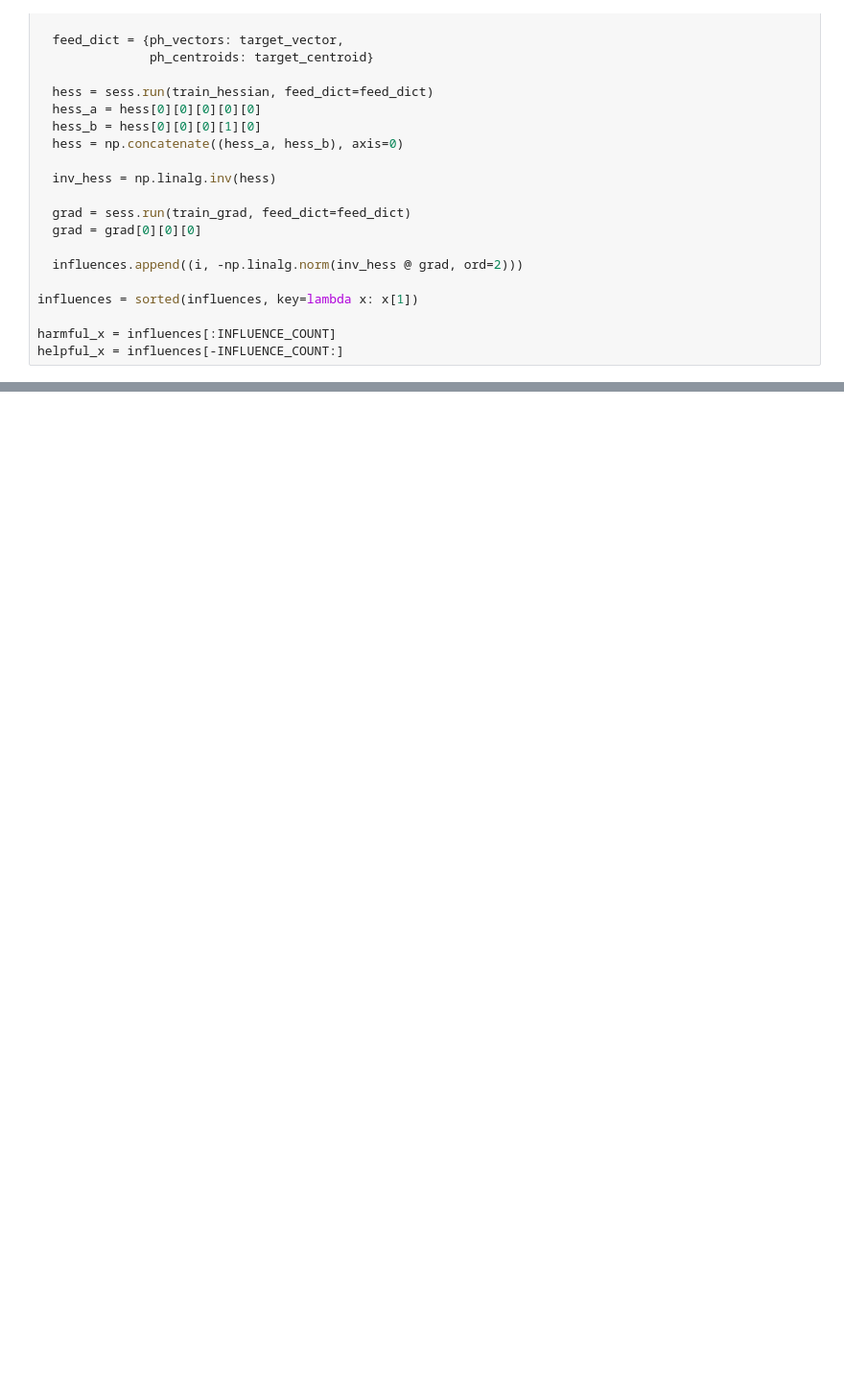
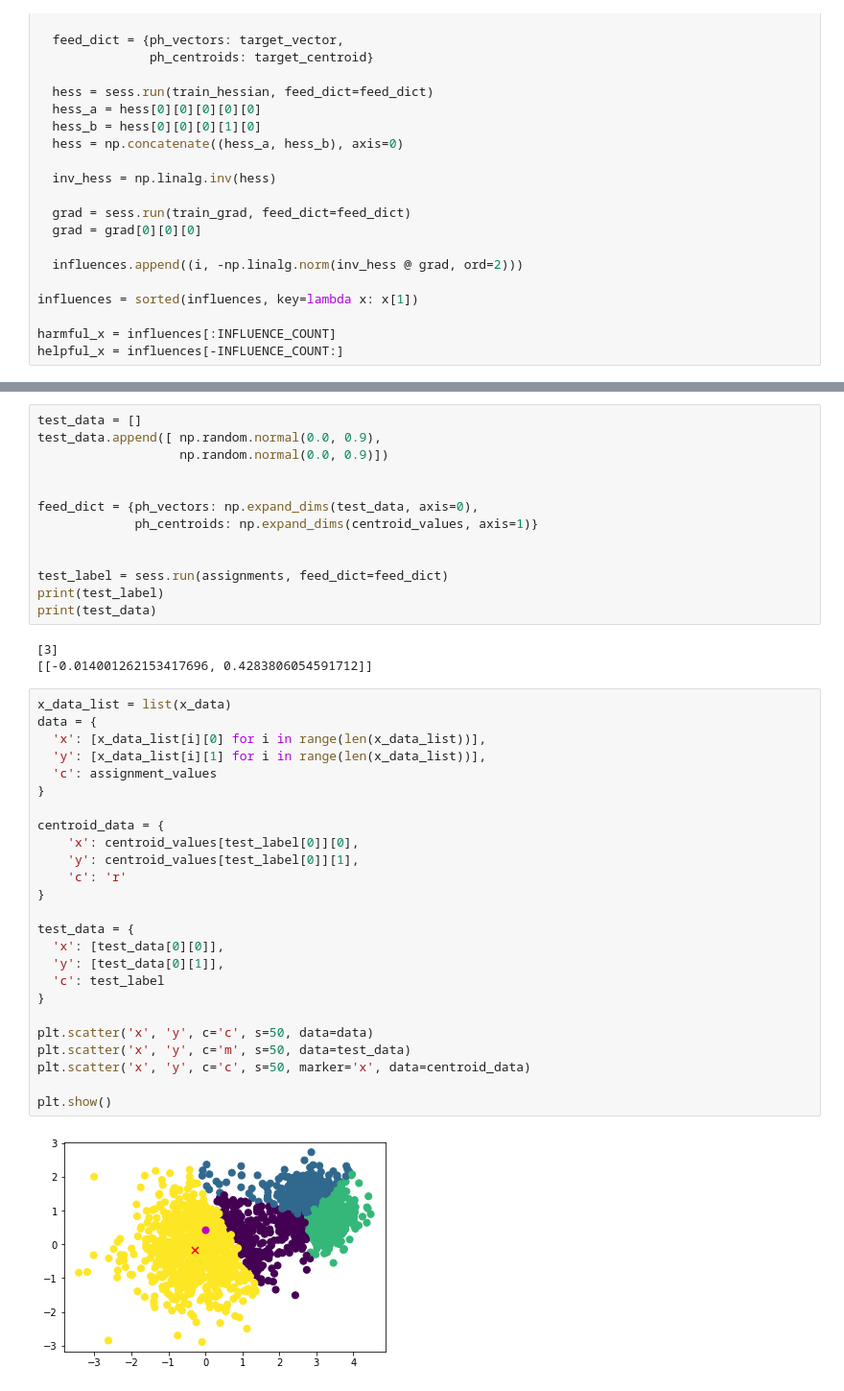
Before and after one commit to h5ng/influence_functions, a Jupyter notebook: kmeans_with_influence_functions.ipynb, the cells around one changed output, grey strips where cells are left out. Shown at 96% size. Saved outputs shown, nothing was run; the diff lists cells and outputs as text; blank space fills up the shorter version.

Commit message:
test data

```diff
--- a/kmeans_with_influence_functions.ipynb
+++ b/kmeans_with_influence_functions.ipynb
@@ -179,0 +180,43 @@ plt.show()
+# %%
+test_data = []
+test_data.append([ np.random.normal(0.0, 0.9),
+                   np.random.normal(0.0, 0.9)])
+
+
+feed_dict = {ph_vectors: np.expand_dims(test_data, axis=0),
+             ph_centroids: np.expand_dims(centroid_values, axis=1)}
+
+
+test_label = sess.run(assignments, feed_dict=feed_dict)
+print(test_label)
+print(test_data)
+# %% [output]
+[3]
+[[-0.014001262153417696, 0.4283806054591712]]
+# %%
+x_data_list = list(x_data)
+data = {
+  'x': [x_data_list[i][0] for i in range(len(x_data_list))],
+  'y': [x_data_list[i][1] for i in range(len(x_data_list))],
+  'c': assignment_values
+}
+
+centroid_data = {
+    'x': centroid_values[test_label[0]][0],
+    'y': centroid_values[test_label[0]][1],
+    'c': 'r'
+}
+
+test_data = {
+  'x': [test_data[0][0]],
+  'y': [test_data[0][1]],
+  'c': test_label
+}
+
+plt.scatter('x', 'y', c='c', s=50, data=data)
+plt.scatter('x', 'y', c='m', s=50, data=test_data)
+plt.scatter('x', 'y', c='c', s=50, marker='x', data=centroid_data)
+
+plt.show()
+# %% [output]
+[figure, added]
```
Also changed, not shown: parts of 5 cells of this notebook.
